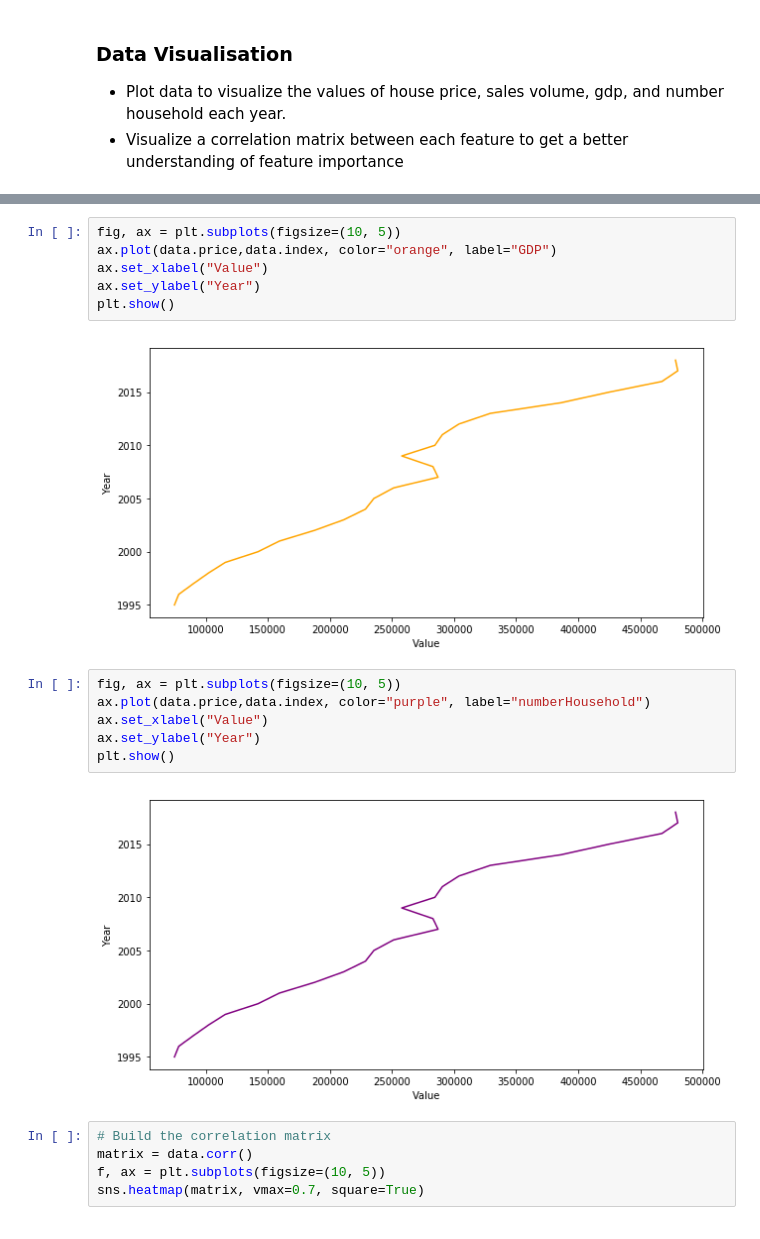
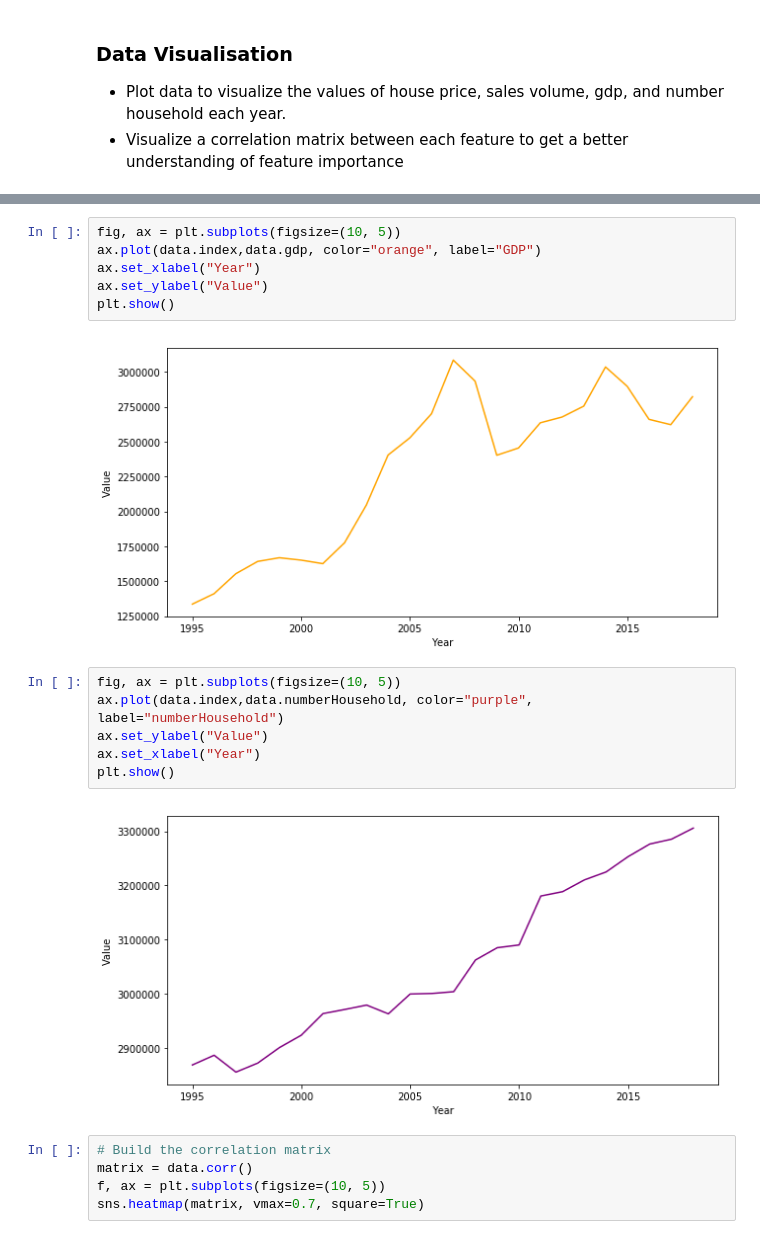
Before and after one commit to edotheodore/data, a Jupyter notebook: main.ipynb, the cells around one changed output, grey strips where cells are left out. Saved outputs shown, nothing was run; the diff lists cells and outputs as text.

```diff
--- a/main.ipynb
+++ b/main.ipynb
@@ -189,19 +189,19 @@ plt.show()
 # %%
 fig, ax = plt.subplots(figsize=(10, 5))
-ax.plot(data.price,data.index, color="orange", label="GDP")
-ax.set_xlabel("Value")
-ax.set_ylabel("Year")
+ax.plot(data.index,data.gdp, color="orange", label="GDP")
+ax.set_xlabel("Year")
+ax.set_ylabel("Value")
 plt.show()
 # %% [output]
-[figure, old version]
+[figure, new version]
 # %%
 fig, ax = plt.subplots(figsize=(10, 5))
-ax.plot(data.price,data.index, color="purple", label="numberHousehold")
-ax.set_xlabel("Value")
-ax.set_ylabel("Year")
+ax.plot(data.index,data.numberHousehold, color="purple", label="numberHousehold")
+ax.set_ylabel("Value")
+ax.set_xlabel("Year")
 plt.show()
 # %% [output]
-[figure, old version]
+[figure, new version]
 # %%
 # Build the correlation matrix
 matrix = data.corr()
```
Also changed, not shown: parts of 8 cells of this notebook.
